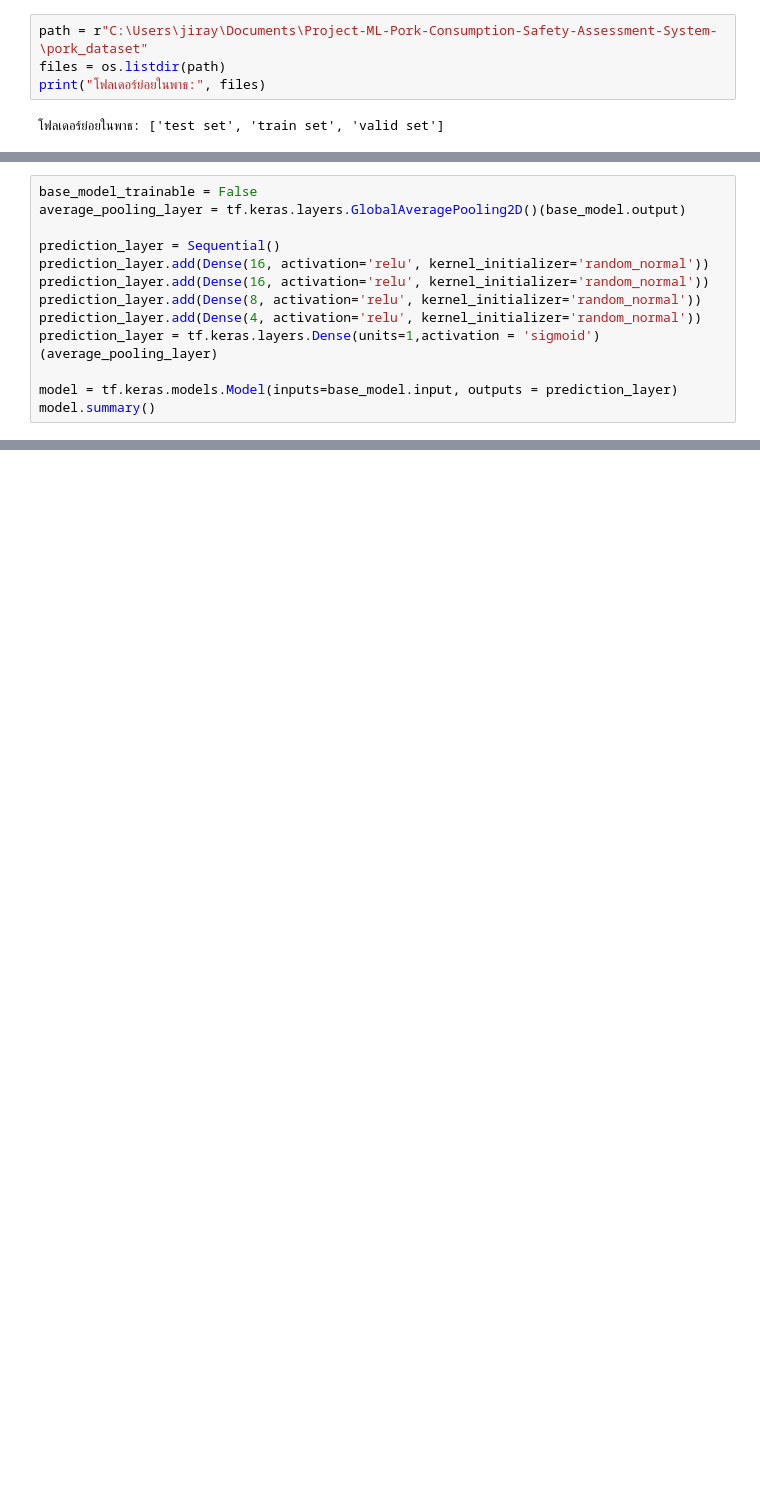
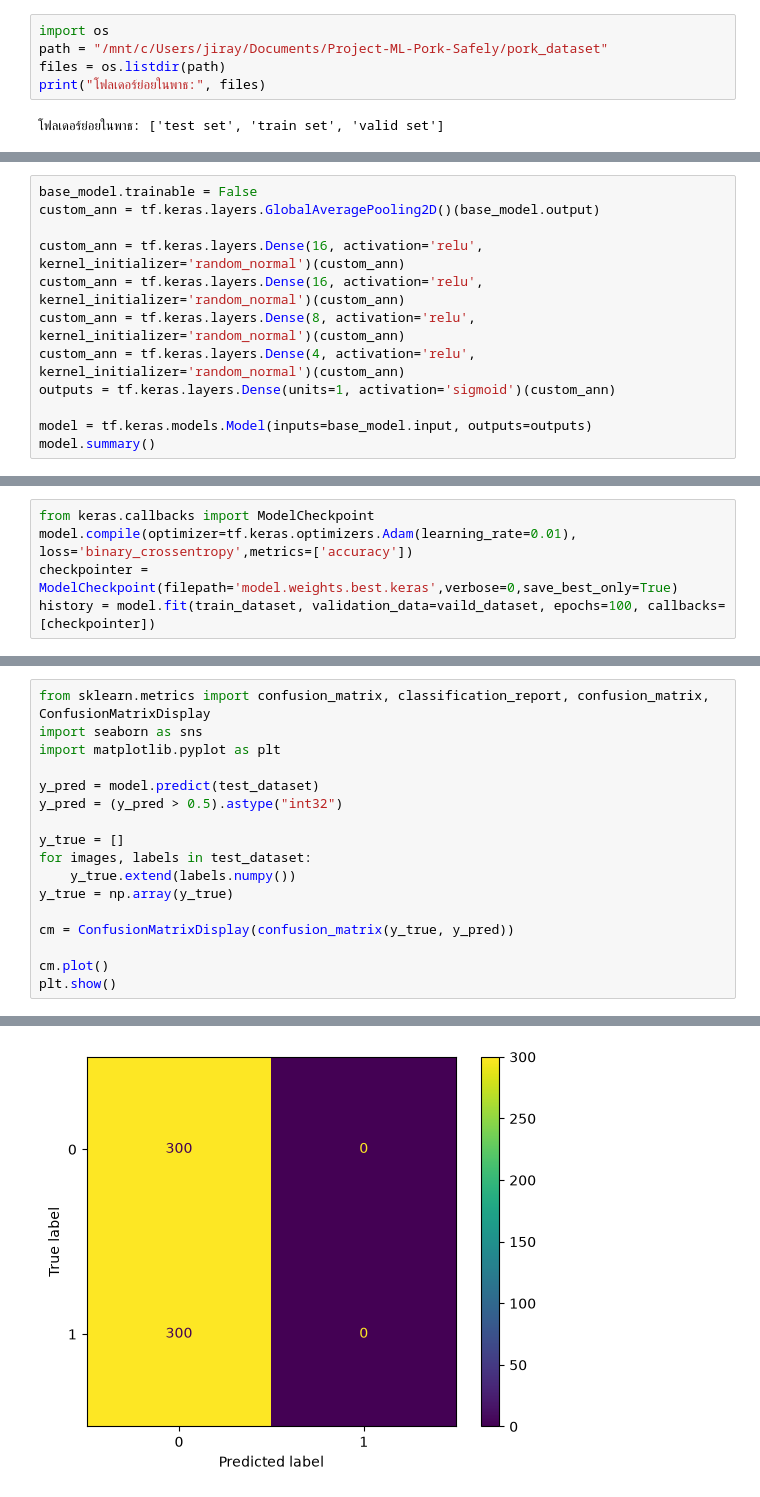
Before and after one commit to Jirayut108/Project-ML-Pork-Safely, a Jupyter notebook: model_1_ResNet50.ipynb, the cells around one changed output, grey strips where cells are left out. Drawn from its saved outputs; the diff is of its cells as text; blank space fills up the shorter version.

```diff
--- a/model_1_ResNet50.ipynb
+++ b/model_1_ResNet50.ipynb
@@ -10,5 +16,6 @@ from tensorflow.keras.preprocessing.image import load_img
 # %%
-path = r"C:\Users\jiray\Documents\Project-ML-Pork-Consumption-Safety-Assessment-System-\pork_dataset"
+import os
+path = "/mnt/c/Users/jiray/Documents/Project-ML-Pork-Safely/pork_dataset"
 files = os.listdir(path)
 print("โฟลเดอร์ย่อยในพาธ:", files)
 # %% [output]
@@ -98,14 +102,13 @@ base_model_trainable = False
 # %%
-base_model_trainable = False
-average_pooling_layer = tf.keras.layers.GlobalAveragePooling2D()(base_model.output)
+base_model.trainable = False
+custom_ann = tf.keras.layers.GlobalAveragePooling2D()(base_model.output)
 
-prediction_layer = Sequential()
-prediction_layer.add(Dense(16, activation='relu', kernel_initializer='random_normal'))
-prediction_layer.add(Dense(16, activation='relu', kernel_initializer='random_normal'))
-prediction_layer.add(Dense(8, activation='relu', kernel_initializer='random_normal'))
-prediction_layer.add(Dense(4, activation='relu', kernel_initializer='random_normal'))
-prediction_layer = tf.keras.layers.Dense(units=1,activation = 'sigmoid')(average_pooling_layer)
+custom_ann = tf.keras.layers.Dense(16, activation='relu', kernel_initializer='random_normal')(custom_ann)
+custom_ann = tf.keras.layers.Dense(16, activation='relu', kernel_initializer='random_normal')(custom_ann)
+custom_ann = tf.keras.layers.Dense(8, activation='relu', kernel_initializer='random_normal')(custom_ann)
+custom_ann = tf.keras.layers.Dense(4, activation='relu', kernel_initializer='random_normal')(custom_ann)
+outputs = tf.keras.layers.Dense(units=1, activation='sigmoid')(custom_ann)
 
-model = tf.keras.models.Model(inputs=base_model.input, outputs = prediction_layer)
+model = tf.keras.models.Model(inputs=base_model.input, outputs=outputs)
 model.summary()
 # %% [output]
@@ -132,0 +136,5 @@ Model: "functional_1"
+# %%
+from keras.callbacks import ModelCheckpoint
+model.compile(optimizer=tf.keras.optimizers.Adam(learning_rate=0.01), loss='binary_crossentropy',metrics=['accuracy'])
+checkpointer = ModelCheckpoint(filepath='model.weights.best.keras',verbose=0,save_best_only=True)
+history = model.fit(train_dataset, validation_data=vaild_dataset, epochs=100, callbacks=[checkpointer])
@@ -132,0 +161,18 @@ Model: "functional_1"
+# %%
+from sklearn.metrics import confusion_matrix, classification_report, confusion_matrix, ConfusionMatrixDisplay
+import seaborn as sns
+import matplotlib.pyplot as plt
+
+y_pred = model.predict(test_dataset)
+y_pred = (y_pred > 0.5).astype("int32")
+
+y_true = []
+for images, labels in test_dataset:
+    y_true.extend(labels.numpy())
+y_true = np.array(y_true)
+
+cm = ConfusionMatrixDisplay(confusion_matrix(y_true, y_pred))
+
+cm.plot()
+plt.show()
+# %% [output]
@@ -132,0 +180 @@ Model: "functional_1"
+[figure, added]
```
Also changed, not shown: parts of 9 cells of this notebook, 3 other files.
